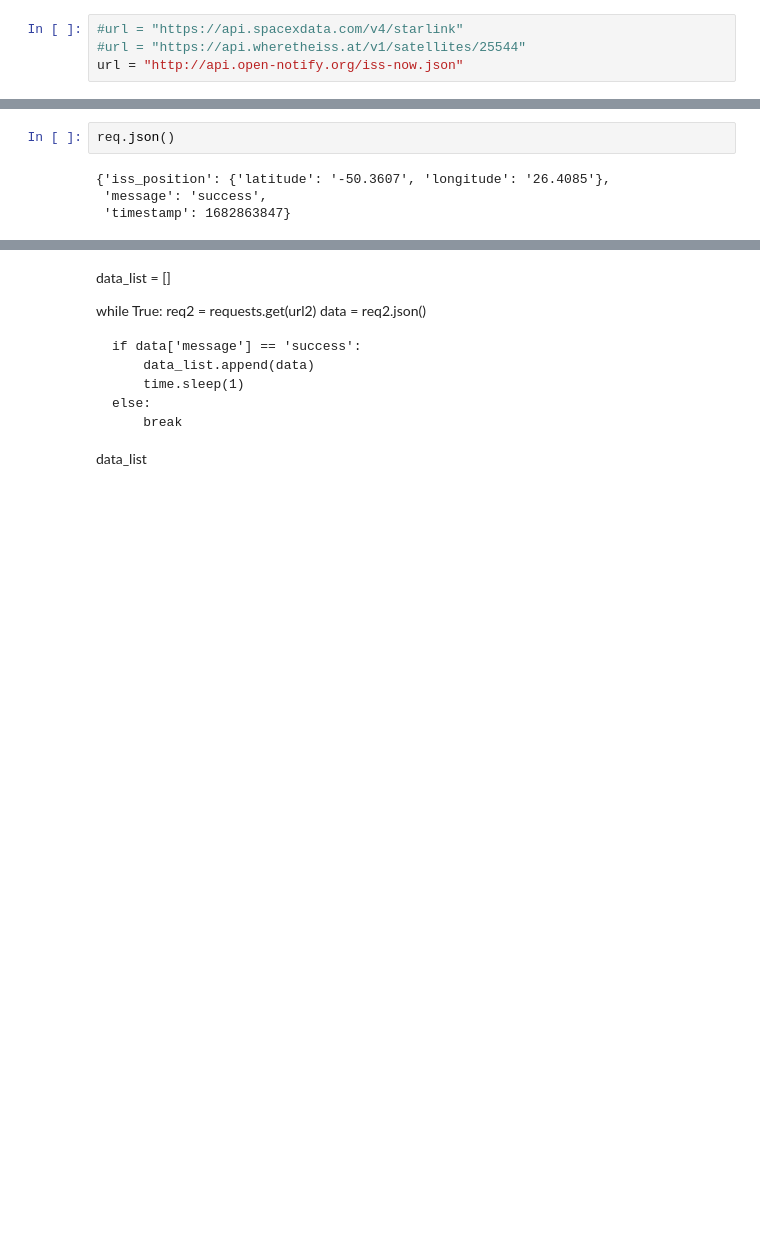
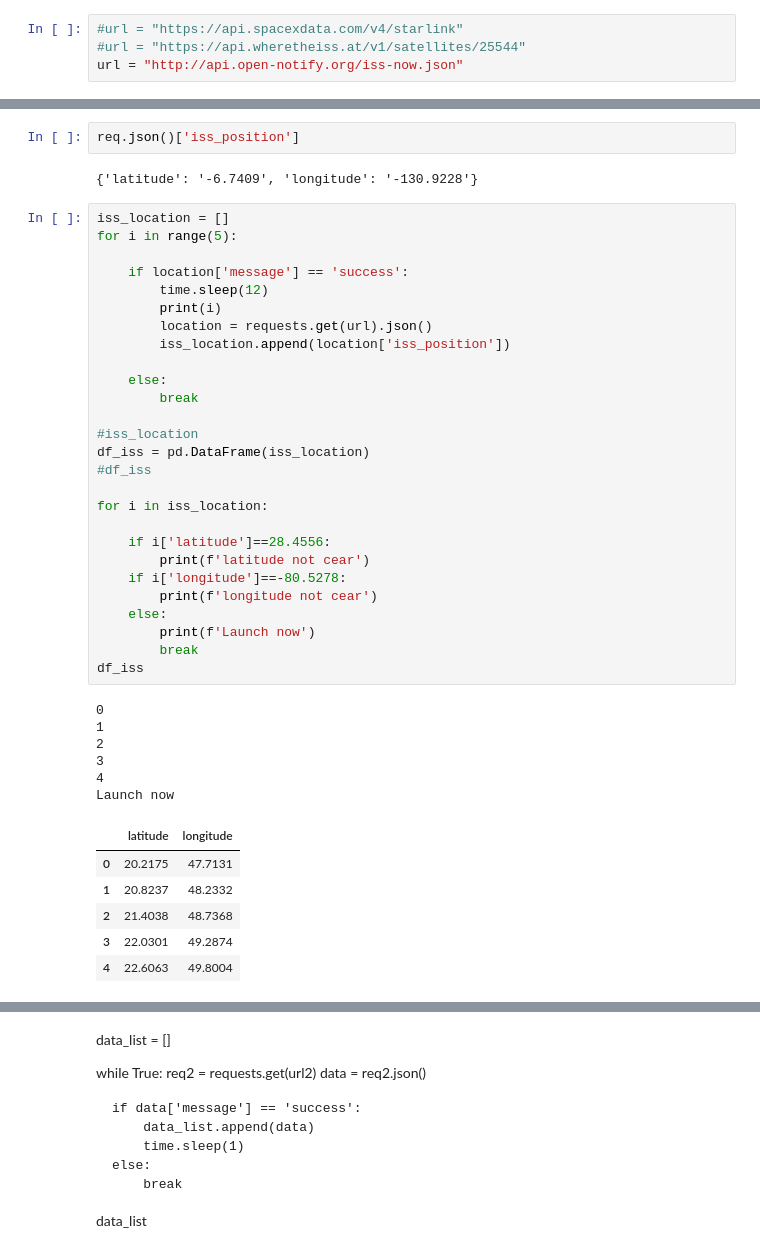
Before and after one commit to pablocabadas/spacex-launch, a Jupyter notebook: SPACEX.ipynb, the cells around one changed output, grey strips where cells are left out. Drawn from its saved outputs; the diff is of its cells as text; blank space fills up the shorter version.

Commit message:
launch response

```diff
--- a/SPACEX.ipynb
+++ b/SPACEX.ipynb
@@ -22,6 +22,44 @@ b'{"iss_position": {"latitude": "-50.3607", "longitude": "26.4085"}, "message":
 # %%
-req.json()
+req.json()['iss_position']
 # %% [output]
-{'iss_position': {'latitude': '-50.3607', 'longitude': '26.4085'},
- 'message': 'success',
- 'timestamp': 1682863847}
+{'latitude': '-6.7409', 'longitude': '-130.9228'}
+# %%
+iss_location = []
+for i in range(5):
+
+    if location['message'] == 'success':
+        time.sleep(12)
+        print(i)
+        location = requests.get(url).json()
+        iss_location.append(location['iss_position'])
+
+    else:
+        break
+
+#iss_location
+df_iss = pd.DataFrame(iss_location)
+#df_iss
+
+for i in iss_location:
+
+    if i['latitude']==28.4556:
+        print(f'latitude not cear')
+    if i['longitude']==-80.5278:
+        print(f'longitude not cear')
+    else:
+        print(f'Launch now')
+        break
+df_iss
+# %% [output]
+0
+1
+2
+3
+4
+Launch now
+|  | latitude | longitude |
+| 0 | 20.2175 | 47.7131 |
+| 1 | 20.8237 | 48.2332 |
+| 2 | 21.4038 | 48.7368 |
+| 3 | 22.0301 | 49.2874 |
+| 4 | 22.6063 | 49.8004 |
```
Also changed, not shown: parts of 2 cells of this notebook.
